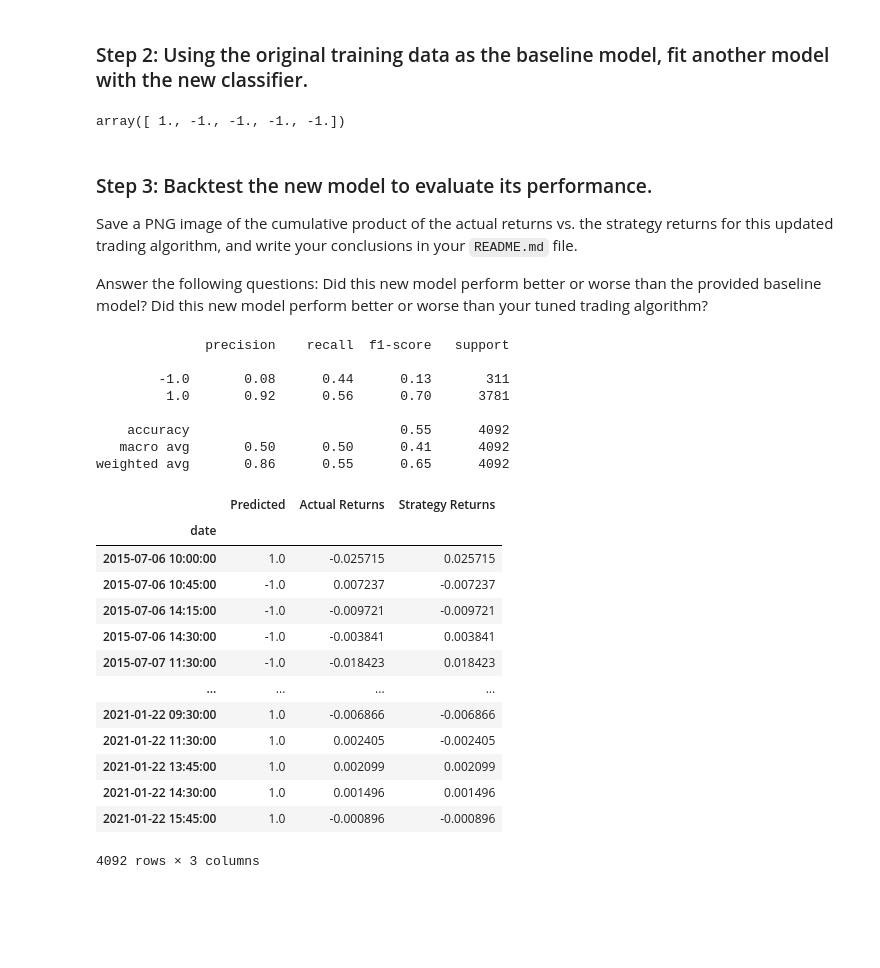
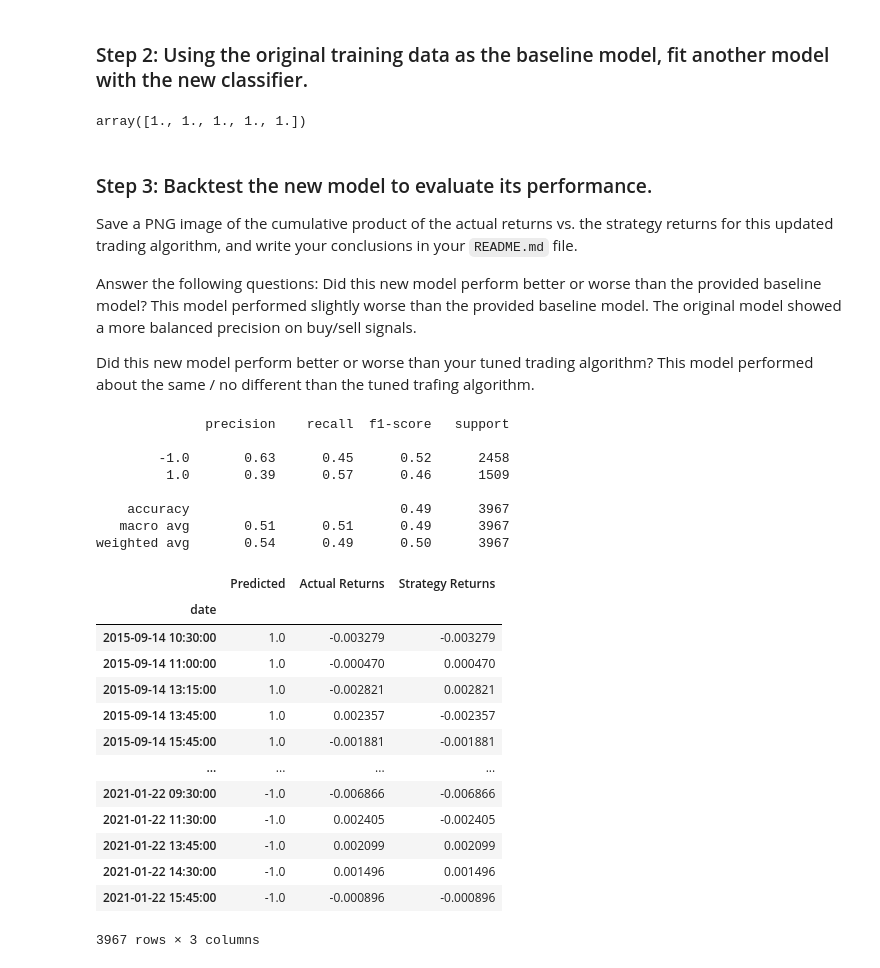
Before and after one commit to fintech-lex/machine-learn-trading-bot, a Jupyter notebook: machine_learning_trading_bot.ipynb, the cells around one changed output. Cells and saved outputs as stored; diff of their text form; code cells hidden in the pictures; blank space fills up the shorter version.

```diff
--- a/machine_learning_trading_bot.ipynb
+++ b/machine_learning_trading_bot.ipynb
@@ -139,8 +139,8 @@ display(signals_df.tail())
 ## Step 2: Generate trading signals using short- and long-window SMA values.
 # %%
 # Set the short window and long window
-short_window = 4
-long_window = 100
+short_window = 25
+long_window = 200
 
 # Generate the fast and slow simple moving averages (4 and 100 days, respectively)
 signals_df['SMA_Fast'] = signals_df['close'].rolling(window=short_window).mean()
@@ -436,7 +440,7 @@ In this section, you’ll use the original parameters that the starter code prov
 >>> from sklearn.ensemble import AdaBoostClassifier
 
 # Initiate the model instance
-model = AdaBoostClassifier()
+model = AdaBoostClassifier(n_estimators=100)
 # %% [markdown]
 ### Step 2: Using the original training data as the baseline model, fit another model with the new classifier.
 # %%
@@ -449,15 +453,16 @@ pred = model.predict(X_test)
 # Review the model's predicted values
 pred[:5]
 # %% [output]
-array([ 1., -1., -1., -1., -1.])
+array([1., 1., 1., 1., 1.])
 # %% [markdown]
 ### Step 3: Backtest the new model to evaluate its performance.
 
 Save a PNG image of the cumulative product of the actual returns vs. the strategy returns for this updated trading algorithm, and write your conclusions in your `README.md` file.
 
 Answer the following questions:
-Did this new model perform better or worse than the provided baseline model?
-Did this new model perform better or worse than your tuned trading algorithm?
+Did this new model perform better or worse than the provided baseline model?  This model performed slightly worse than the provided baseline model. The original model showed a more balanced precision on buy/sell signals.
+
+Did this new model perform better or worse than your tuned trading algorithm? This model performed about the same / no different than the tuned trafing algorithm.
 # %%
 # Use a classification report to evaluate the model using the predictions and testing data
 full_classification_report = classification_report(pred, y_test)
@@ -467,46 +472,46 @@ print(full_classification_report)
 # %% [output]
               precision    recall  f1-score   support
 
-        -1.0       0.08      0.44      0.13       311
-         1.0       0.92      0.56      0.70      3781
+        -1.0       0.63      0.45      0.52      2458
+         1.0       0.39      0.57      0.46      1509
 
-    accuracy                           0.55      4092
-   macro avg       0.50      0.50      0.41      4092
-weighted avg       0.86      0.55      0.65      4092
+    accuracy                           0.49      3967
+   macro avg       0.51      0.51      0.49      3967
+weighted avg       0.54      0.49      0.50      3967
 # %%
 # Create a new empty predictions DataFrame:
 
 # Create a predictions DataFrame
 new_pred_df = pd.DataFrame(index = X_test.index, columns = ['Predicted', 'Actual Returns', 'Strategy Returns'])
 
 # Add the SVM model predictions to the DataFrame
 new_pred_df['Predicted'] = pred
 
 # Add the actual returns to the DataFrame
 
-new_pred_df['Actual Returns'] = signals_df["Actual Returns"]
+new_pred_df['Actual Returns'] = predictions_df["Actual Returns"]
 
 # Add the strategy returns to the DataFrame
 
-new_pred_df['Strategy Returns'] = signals_df["Strategy Returns"]
+new_pred_df['Strategy Returns'] = predictions_df['Strategy Returns']
 
 # # Review the DataFrame
 new_pred_df
 # %% [output]
 |  | Predicted | Actual Returns | Strategy Returns |
 | date |  |  |  |
-| 2015-07-06 10:00:00 | 1.0 | -0.025715 | 0.025715 |
-| 2015-07-06 10:45:00 | -1.0 | 0.007237 | -0.007237 |
-| 2015-07-06 14:15:00 | -1.0 | -0.009721 | -0.009721 |
-| 2015-07-06 14:30:00 | -1.0 | -0.003841 | 0.003841 |
-| 2015-07-07 11:30:00 | -1.0 | -0.018423 | 0.018423 |
+| 2015-09-14 10:30:00 | 1.0 | -0.003279 | -0.003279 |
+| 2015-09-14 11:00:00 | 1.0 | -0.000470 | 0.000470 |
+| 2015-09-14 13:15:00 | 1.0 | -0.002821 | 0.002821 |
+| 2015-09-14 13:45:00 | 1.0 | 0.002357 | -0.002357 |
+| 2015-09-14 15:45:00 | 1.0 | -0.001881 | -0.001881 |
 | ... | ... | ... | ... |
-| 2021-01-22 09:30:00 | 1.0 | -0.006866 | -0.006866 |
-| 2021-01-22 11:30:00 | 1.0 | 0.002405 | -0.002405 |
-| 2021-01-22 13:45:00 | 1.0 | 0.002099 | 0.002099 |
-| 2021-01-22 14:30:00 | 1.0 | 0.001496 | 0.001496 |
-| 2021-01-22 15:45:00 | 1.0 | -0.000896 | -0.000896 |
+| 2021-01-22 09:30:00 | -1.0 | -0.006866 | -0.006866 |
+| 2021-01-22 11:30:00 | -1.0 | 0.002405 | -0.002405 |
+| 2021-01-22 13:45:00 | -1.0 | 0.002099 | 0.002099 |
+| 2021-01-22 14:30:00 | -1.0 | 0.001496 | 0.001496 |
+| 2021-01-22 15:45:00 | -1.0 | -0.000896 | -0.000896 |
-4092 rows × 3 columns
+3967 rows × 3 columns
 # %%
 # Plot the actual returns versus the strategy returns
 (1 + new_pred_df[["Actual Returns", "Strategy Returns"]]).cumprod().plot()
```
Also changed, not shown: parts of 17 cells of this notebook.
